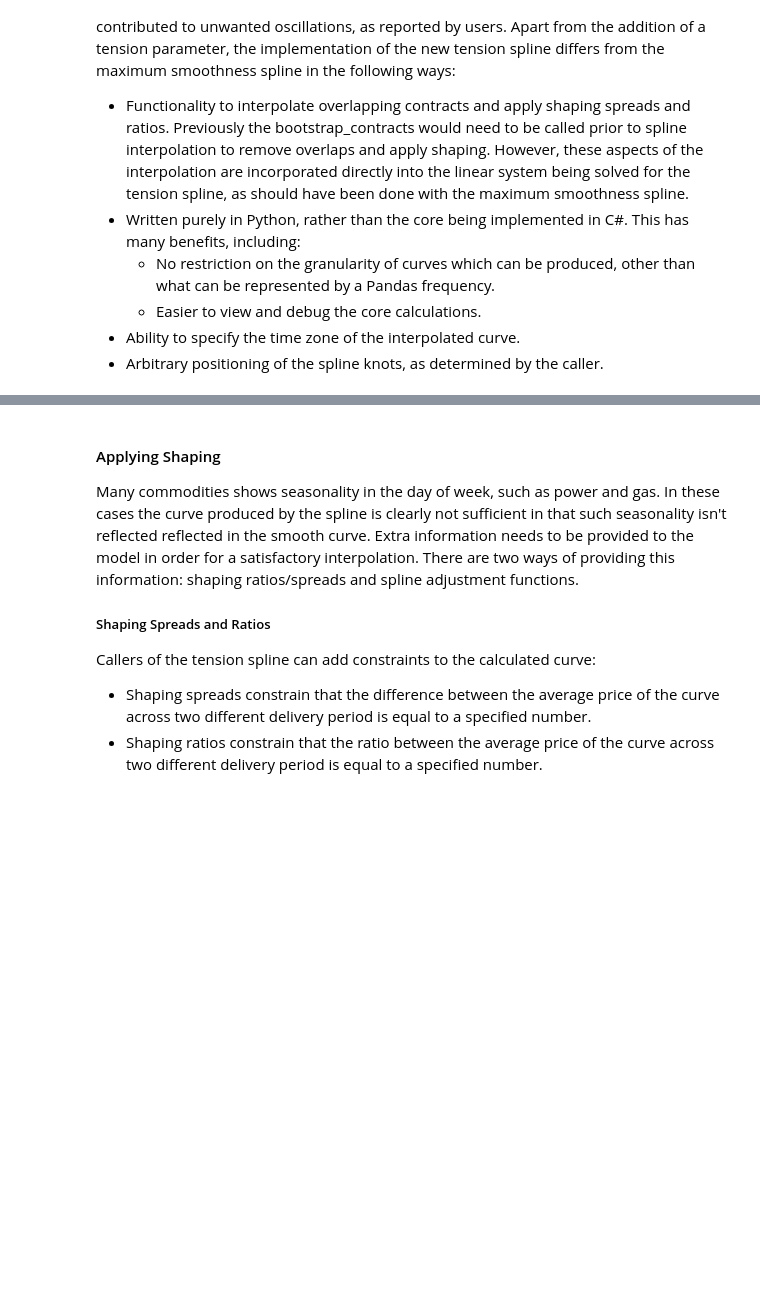
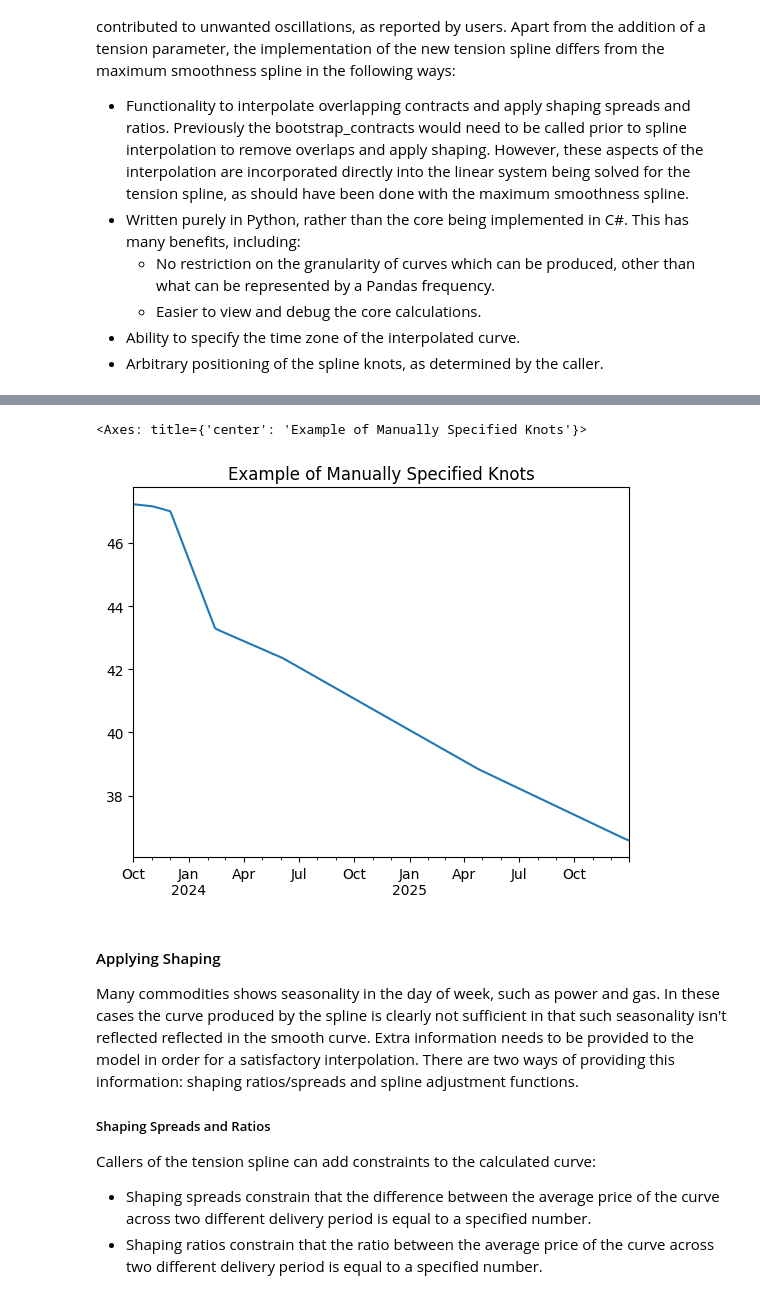
Before and after one commit to tpberntsen/curves, a Jupyter notebook: samples/python/hyperbolic_tension_spline.ipynb, the cells around one changed output, grey strips where cells are left out. Saved outputs shown, nothing was run; the diff lists cells and outputs as text; code cells hidden in the pictures; blank space fills up the shorter version.

```diff
--- a/samples/python/hyperbolic_tension_spline.ipynb
+++ b/samples/python/hyperbolic_tension_spline.ipynb
@@ -18,3 +53,20 @@ The tension parameter to the tension spline, which is described in detail below,
+# %%
+from datetime import date
+import pandas as pd
+manual_knots = [
+    '2023-11-01',
+    '2023-12-01',
+    date(2024, 2, 13),
+    pd.Period(year=2024, month=6, day=1, freq='D'),
+    date(2025, 4, 24),
+]
+
+curve_manual_knots = hyperbolic_tension_spline(contracts, freq='D', tension=tension, knot_positions=KnotPositions.NONE, knots=manual_knots)
+
+curve_manual_knots.plot(title='Example of Manually Specified Knots')
+# %% [output]
+<Axes: title={'center': 'Example of Manually Specified Knots'}>
+[figure, added]
 # %% [markdown]
 #### Applying Shaping
 Many commodities shows seasonality in the day of week, such as power and gas. In these cases the curve produced by the  spline is clearly not sufficient in that such seasonality isn't reflected reflected in the smooth curve. Extra information needs to be provided to the model in order for a satisfactory interpolation. There are two ways of providing this information: shaping ratios/spreads and spline adjustment functions.
```
Also changed, not shown: parts of 6 cells of this notebook.
